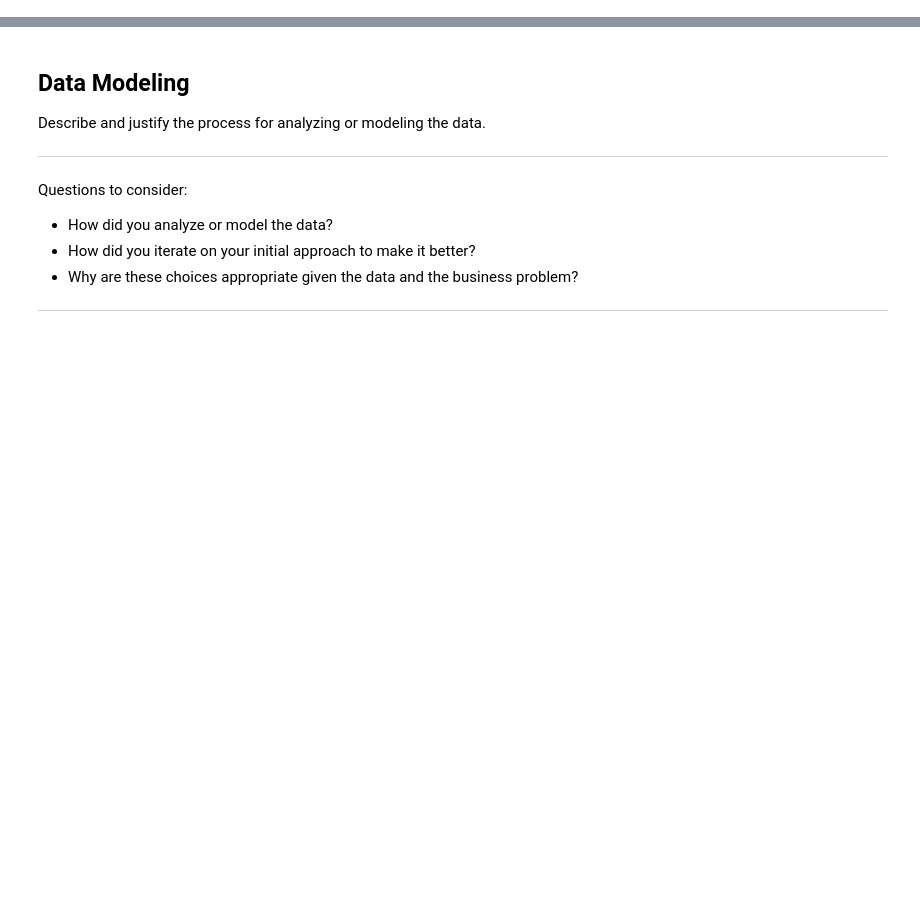
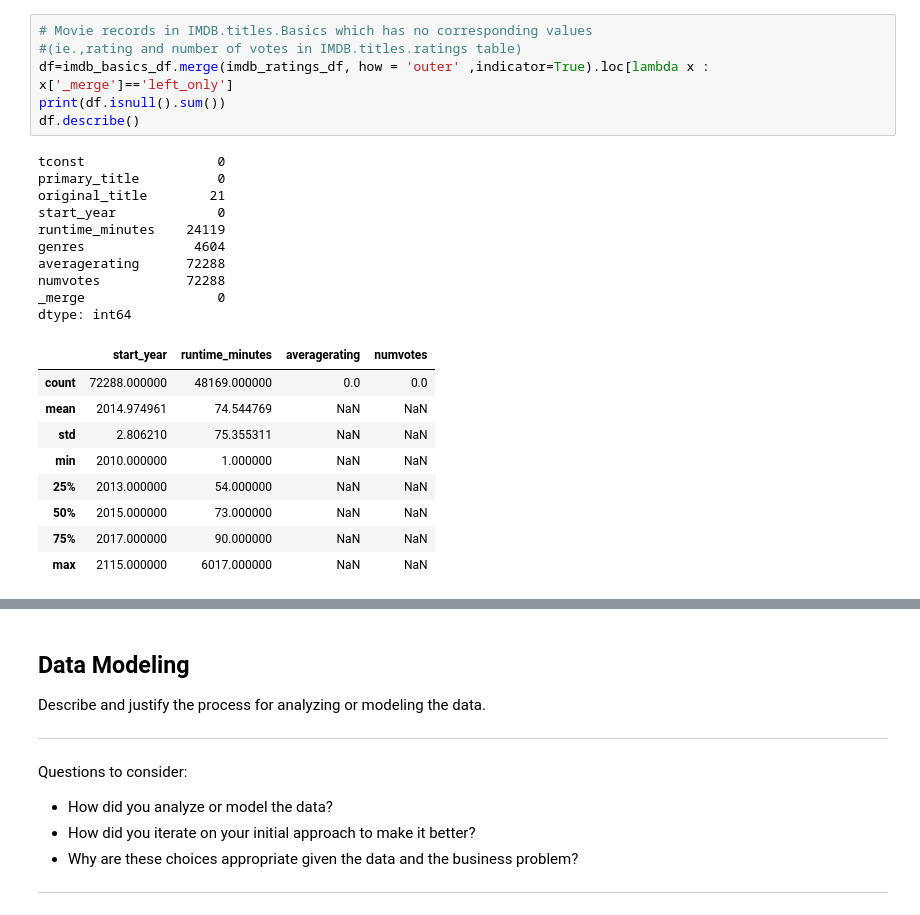
Before and after one commit to AswathiSasikumar/King-County-House-Sales-, a Jupyter notebook: dsc-phase1-project-template.ipynb, the cells around one changed output, grey strips where cells are left out. Saved outputs shown, nothing was run; the diff lists cells and outputs as text; blank space fills up the shorter version.

```diff
--- a/dsc-phase1-project-template.ipynb
+++ b/dsc-phase1-project-template.ipynb
@@ -67,0 +121,26 @@ Questions to consider:
+# %%
+# Movie records in IMDB.titles.Basics which has no corresponding values
+#(ie.,rating and number of votes in IMDB.titles.ratings table)
+df=imdb_basics_df.merge(imdb_ratings_df, how = 'outer' ,indicator=True).loc[lambda x : x['_merge']=='left_only']
+print(df.isnull().sum())
+df.describe()
+# %% [output]
+tconst                 0
+primary_title          0
+original_title        21
+start_year             0
+runtime_minutes    24119
+genres              4604
+averagerating      72288
+numvotes           72288
+_merge                 0
+dtype: int64
+|  | start_year | runtime_minutes | averagerating | numvotes |
+| count | 72288.000000 | 48169.000000 | 0.0 | 0.0 |
+| mean | 2014.974961 | 74.544769 | NaN | NaN |
+| std | 2.806210 | 75.355311 | NaN | NaN |
+| min | 2010.000000 | 1.000000 | NaN | NaN |
+| 25% | 2013.000000 | 54.000000 | NaN | NaN |
+| 50% | 2015.000000 | 73.000000 | NaN | NaN |
+| 75% | 2017.000000 | 90.000000 | NaN | NaN |
+| max | 2115.000000 | 6017.000000 | NaN | NaN |
```
Also changed, not shown: parts of 31 cells of this notebook, 1 other file.
